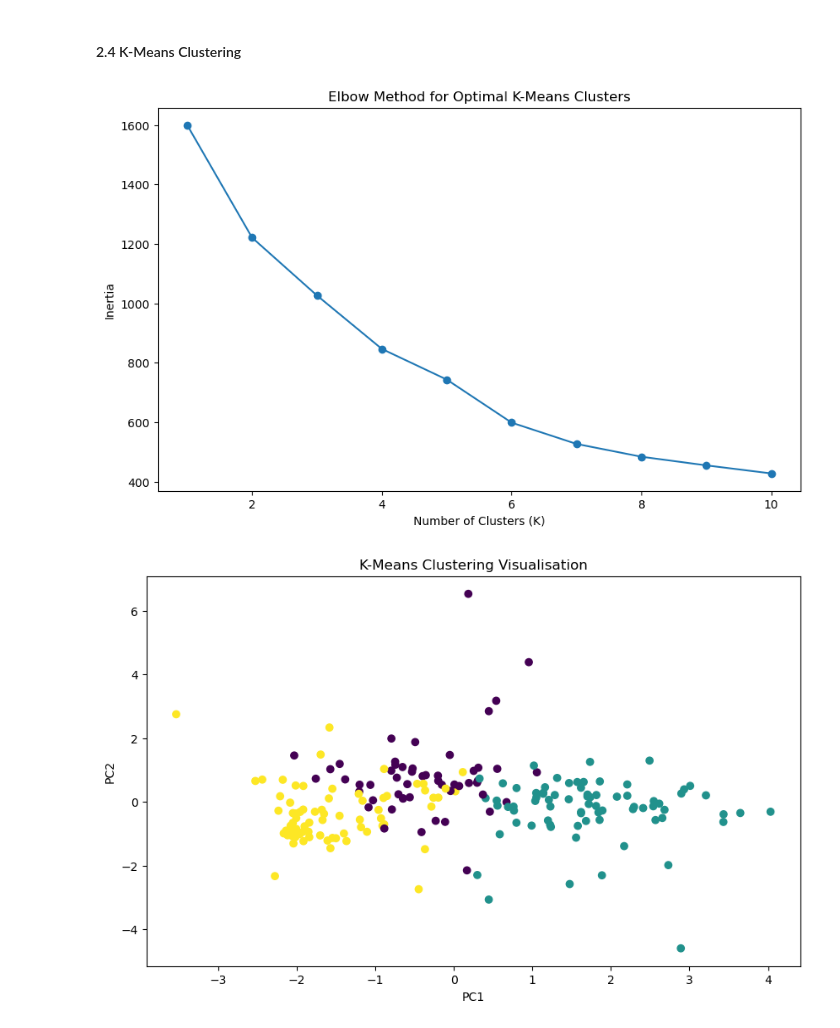
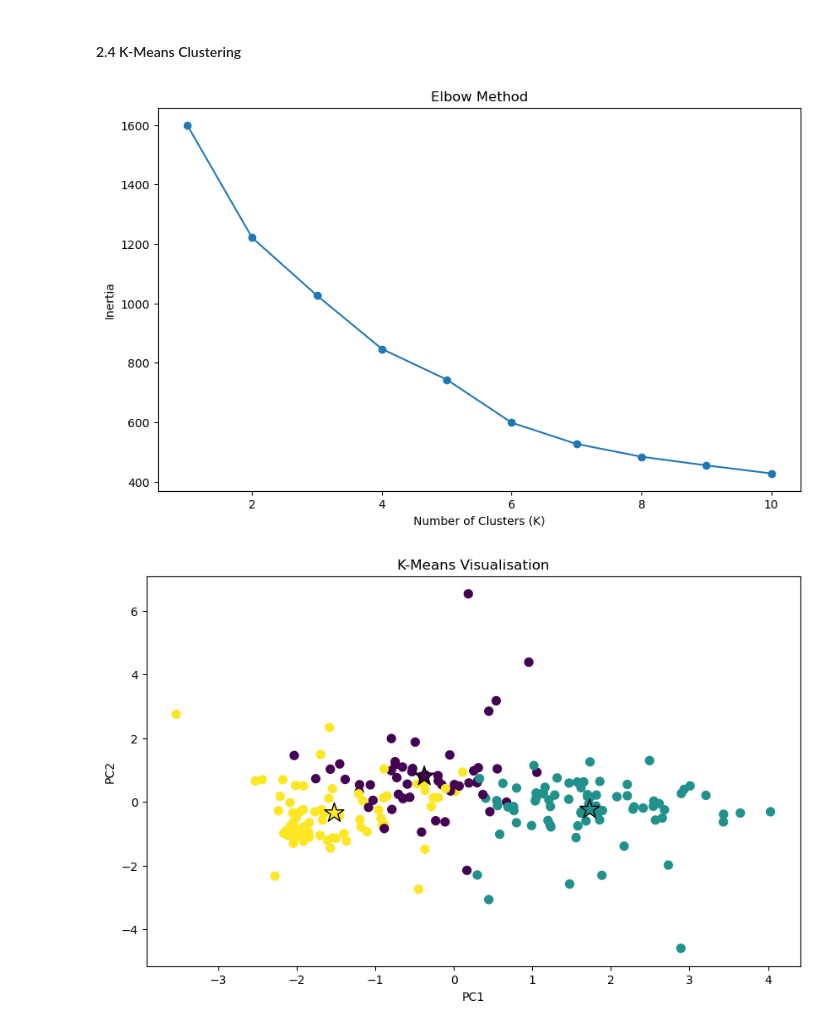
Before and after one commit to frogosorap/SDGReadinessIndex, a Jupyter notebook: CA1.ipynb, the cells around one changed output. Saved outputs shown, nothing was run; the diff lists cells and outputs as text; code cells hidden in the pictures.

```diff
--- a/CA1.ipynb
+++ b/CA1.ipynb
@@ -255,16 +255,24 @@ The Kaiser Criterion results further support this interpretation, with only the
 #### 2.4 K-Means Clustering
 # %%
 import os
+import warnings as wrn
+
 os.environ["OMP_NUM_THREADS"] = "1"
+
+# Prevents this error leak
+# anaconda3\Lib\site-packages\sklearn\cluster\_kmeans.py:1446: UserWarning: KMeans is known to have a memory leak on Windows with MKL, when there are less chunks than available threads. You can avoid it by setting the environment variable OMP_NUM_THREADS=1.
+wrn.filterwarnings(
+    "ignore",
+    message="KMeans is known to have a memory leak"
+)
 
 from sklearn.preprocessing import StandardScaler
 from sklearn.cluster import KMeans
 from sklearn.decomposition import PCA
 
-# Select numerical columns only
 final_numeric = sdg_combined_df.select_dtypes(include='number')
 
-# Standardise the data
+# Standardising the data
 scaler = StandardScaler()
 scaled_data = scaler.fit_transform(final_numeric)
 
@@ -286,54 +294,52 @@ for k in K_range:
 # Plot Elbow Curve
 plt.figure(figsize=(10, 6))
 
-plt.plot(
-    K_range,
-    inertia,
-    marker='o'
-)
+plt.plot(K_range,inertia,marker='o')
 
 plt.xlabel("Number of Clusters (K)")
 plt.ylabel("Inertia")
-plt.title("Elbow Method for Optimal K-Means Clusters")
+plt.title("Elbow Method")
 
-plt.grid(False)
+plt.grid(False) # data to ink ratio yet again ;O
 
 plt.show()
 
 # Apply K-Means using chosen K
-kmeans = KMeans(
-    n_clusters=3,
-    random_state=42,
-    n_init=10
-)
+kmeans = KMeans( n_clusters=3, random_state=42, n_init=10)
 
 clusters = kmeans.fit_predict(scaled_data)
 
 # Add cluster labels to dataset
 sdg_combined_df['Cluster'] = clusters
 
-# PCA for visualisation
-from sklearn.decomposition import PCA
-
 pca = PCA(n_components=2)
 pca_components = pca.fit_transform(scaled_data)
-
-# Scatter plot of clusters
+centroids_pca = pca.transform(kmeans.cluster_centers_)
 plt.figure(figsize=(10, 6))
 
 scatter = plt.scatter(
     pca_components[:, 0],
     pca_components[:, 1],
-    c=clusters
+    c=clusters,
+    s=50
+)
+
+# Plot centroids using same cluster colours
+plt.scatter(
+    centroids_pca[:, 0],
+    centroids_pca[:, 1],
+    c=range(kmeans.n_clusters),
+    s=300,
+    marker='*',
+    edgecolor='black'
 )
 
 plt.xlabel("PC1")
 plt.ylabel("PC2")
-plt.title("K-Means Clustering Visualisation")
+plt.title("K-Means Visualisation")
 
-plt.grid(False)
-
+plt.grid(False) # data to ink ratio ;)
 plt.show()
 # %% [output]
-[figure, old version]
+[figure, new version]
-[figure, old version]
+[figure, new version]
```
Also changed, not shown: parts of 4 cells of this notebook.
